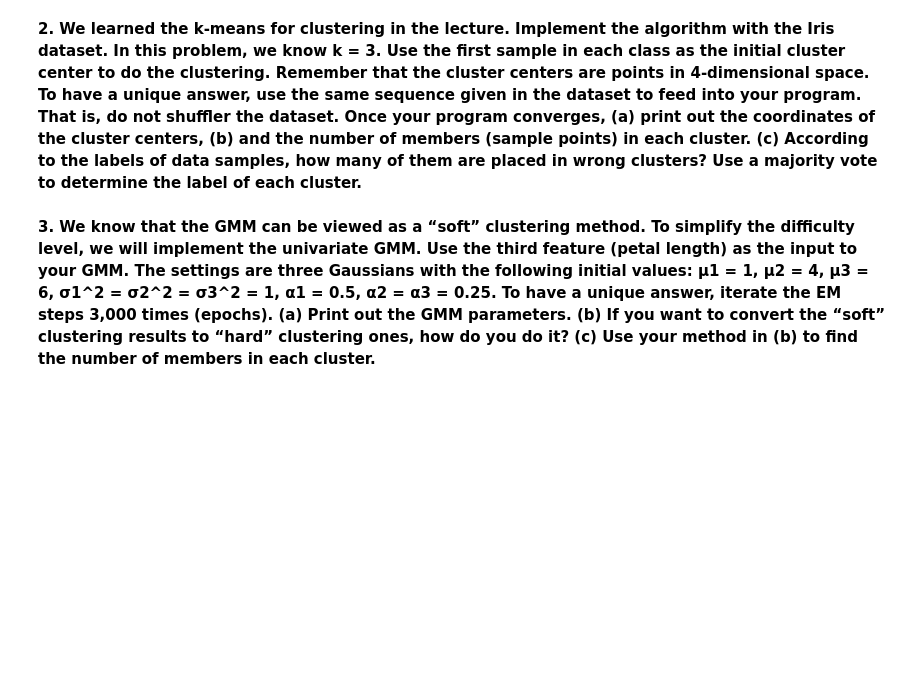
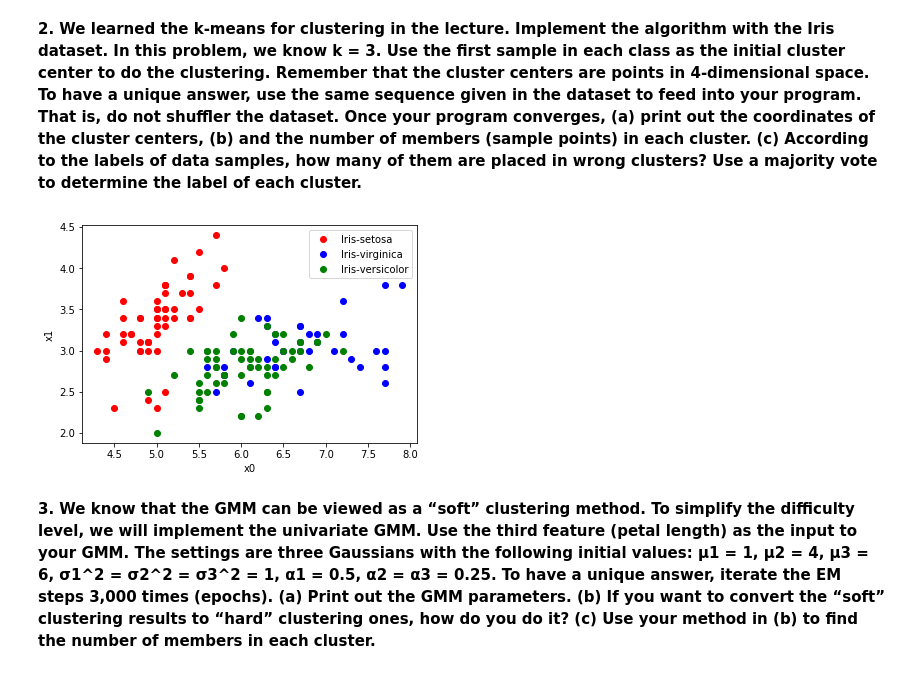
Before and after one commit to wei840222/ML-HW, a Jupyter notebook: HW3.ipynb, the cells around one changed output. Saved outputs shown, nothing was run; the diff lists cells and outputs as text; code cells hidden in the pictures; blank space fills up the shorter version.

Commit message:
k-means done half

```diff
--- a/HW3.ipynb
+++ b/HW3.ipynb
@@ -94,6 +94,31 @@ varance of acc:0.00024197530864197465
 **2. We learned the k-means for clustering in the lecture. Implement the algorithm with the Iris dataset. In this problem, we know k = 3. Use the first sample in each class as the initial cluster center to do the clustering. Remember that the cluster centers are points in 4-dimensional space. To have a unique answer, use the same
 sequence given in the dataset to feed into your program. That is, do not shuffler the dataset. Once your program converges, (a) print out the coordinates of the cluster centers, (b) and the number of members (sample points) in each cluster. (c) According to the labels of data samples, how many of them are placed in wrong
 clusters? Use a majority vote to determine the label of each cluster.**
+# %%
+# Initial cluster center
+cluster_centers = [(X[0], y[0]), (X[50], y[50]), (X[100], y[100])]
+
+# Initial result array
+result = ['']*150
+
+# 3-means
+for e in range(10):
+    for i, x in enumerate(X):
+        distance = [np.sum((x-cluster_center[0])**2) for cluster_center in cluster_centers]
+        class_idx = distance.index(np.min(distance))
+        result[i] = cluster_centers[class_idx][1]
+
+style = ['or', 'ob', 'og']
+for i, cla in enumerate(set(y)):
+    X_plot = [x[0] for idx, x in enumerate(X) if result[idx]==cla]
+    Y_plot = [x[1] for idx, x in enumerate(X) if result[idx]==cla]
+    plt.plot(X_plot, Y_plot, style[i], label = cla)
+plt.legend()
+plt.xlabel('x0')
+plt.ylabel('x1')
+plt.show()
+# %% [output]
+[figure, added]
 # %% [markdown]
 **3. We know that the GMM can be viewed as a “soft” clustering method. To simplify the difficulty level, we will implement the univariate GMM. Use the third feature (petal length) as the input to your GMM. The settings are three
 Gaussians with the following initial values: μ1 = 1, μ2 = 4, μ3 = 6, σ1^2 = σ2^2 = σ3^2 = 1, α1 = 0.5, α2 = α3 = 0.25. To have a unique answer, iterate the EM steps 3,000 times (epochs). (a) Print out the GMM parameters. (b) If you want to convert the “soft” clustering results to “hard” clustering ones, how do you do it? (c) Use your method in (b) to find the number of members in each cluster.**
```
Also changed, not shown: parts of 2 cells of this notebook.
